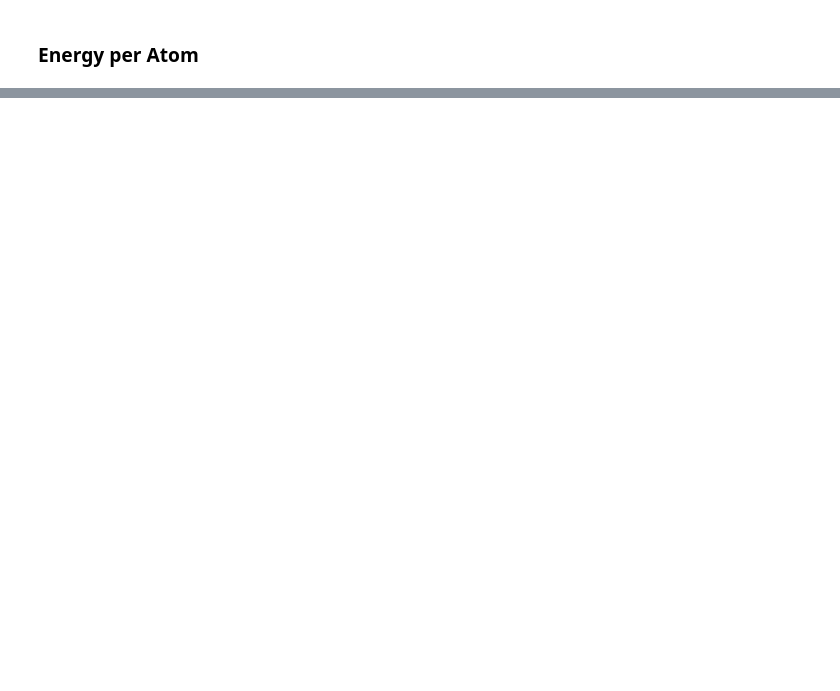
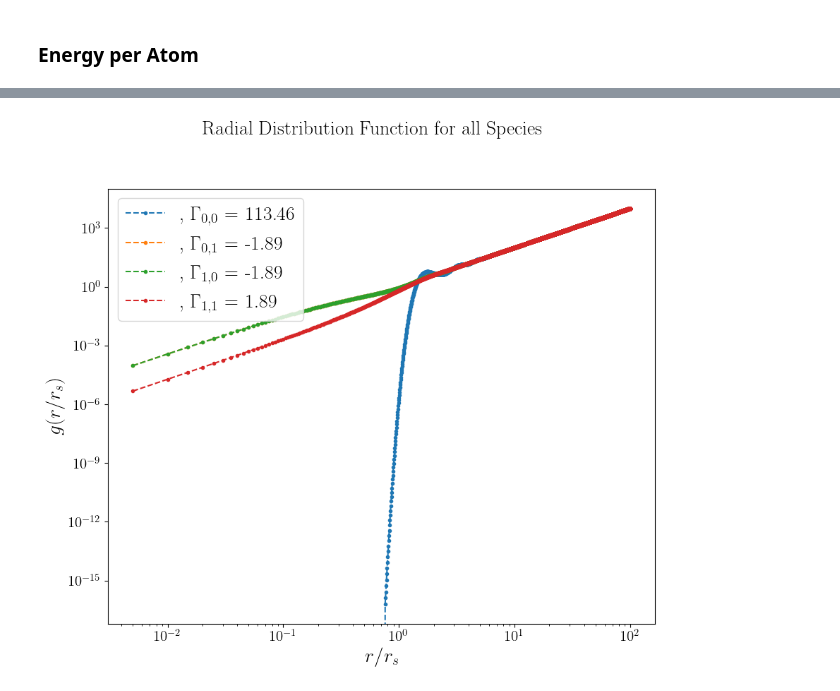
Before and after one commit to ZachAJohnson/hnc, a Jupyter notebook: benchmark_examples/George_Petrov/EOS_compare_to_Petrov_with-ions.ipynb, the cells around one changed output, grey strips where cells are left out. Saved outputs shown, nothing was run; the diff lists cells and outputs as text; code cells hidden in the pictures; blank space fills up the shorter version.

```diff
--- a/benchmark_examples/George_Petrov/EOS_compare_to_Petrov_with-ions.ipynb
+++ b/benchmark_examples/George_Petrov/EOS_compare_to_Petrov_with-ions.ipynb
@@ -397,0 +361,10 @@ plt.tight_layout()
+# %%
+plasma_5 = lambda T_eV: PLASMA(Z, A, ni_cc, T_eV, T_eV, Zbar=Z, find_βuee=True,
+                 βu_options = {'add_bridge':True,'bridge':'yukawa', 'pseudopotential':False},
+                 qsp_options= {'r_c':0,'which_Tij':'thermal'},
+                 hnc_options= {'kappa_multiscale':10, 'R_max':100,'N_bins':20000,
+                               'h_max':2e2,'oz_method':'standard'},
+                 hnc_solve_options={'alpha_Picard':0.5, 'num_iterations':1e4})
+
+plasma_new = plasma_5(2000 / eV_to_K)
+plasma_new.run_hnc()
@@ -397,0 +426,34 @@ plt.tight_layout()
+# %%
+def plot_gr2_all_species(plasma, data_to_compare=None, data_names=None, gmax=None):
+    fig, ax = plt.subplots(ncols=1, nrows=1, figsize=(10,8))
+    fig.suptitle("Radial Distribution Function for all Species", fontsize=20, y=1)
+
+    for i in range(plasma.N_species):
+        for j in range(plasma.N_species):
+            ax.plot(plasma.r_array, (plasma.h_r_matrix[i,j]+1)*plasma.r_array**2,'--.', label=plasma.name_matrix[i][j] + r", $\Gamma_{{ {0},{1} }}$ = {2:.2f}".format(i,j,plasma.Gamma[i][j]) )
+
+    if data_to_compare:
+        for file_name, label in zip(data_to_compare, data_names):
+            r_datas, g_datas = np.array(read_csv(file_name, delimiter=',', header=1)).T
+            ax.plot(r_datas, g_datas, '-', label=label)
+            ax.legend(fontsize=15)
+
+    if gmax:
+        ax.set_ylim(0, gmax)
+
+    ax.tick_params(labelsize=20)
+    ax.set_xlabel(r"$r/r_s$", fontsize=20)
+    # ax.set_xlim(plasma.del_r, 10)
+    ax.set_ylabel(r"$g(r/r_s)$", fontsize=20)
+    # ax.set_ylim(0, 5)
+    ax.tick_params(labelsize=15)
+    ax.legend(fontsize=20, loc = 'upper left')
+
+    ax.set_xscale('log')
+    ax.set_yscale('log')
+
+    # plt.tight_layout()
+    plt.show()
+plot_gr2_all_species(plasma_new.hnc)
+# %% [output]
+[figure, added]
```
Also changed, not shown: parts of 23 cells of this notebook, 5 other files.
